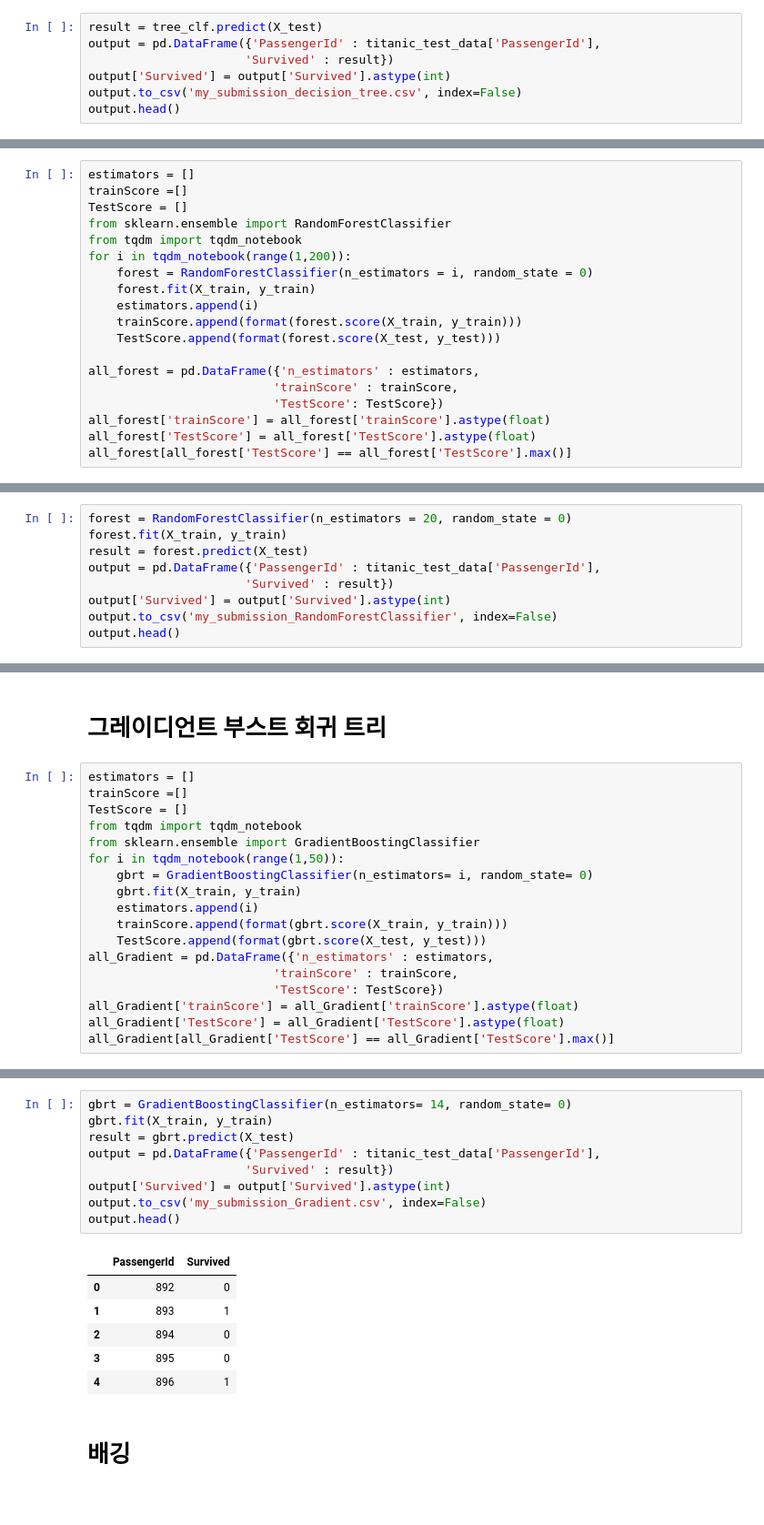
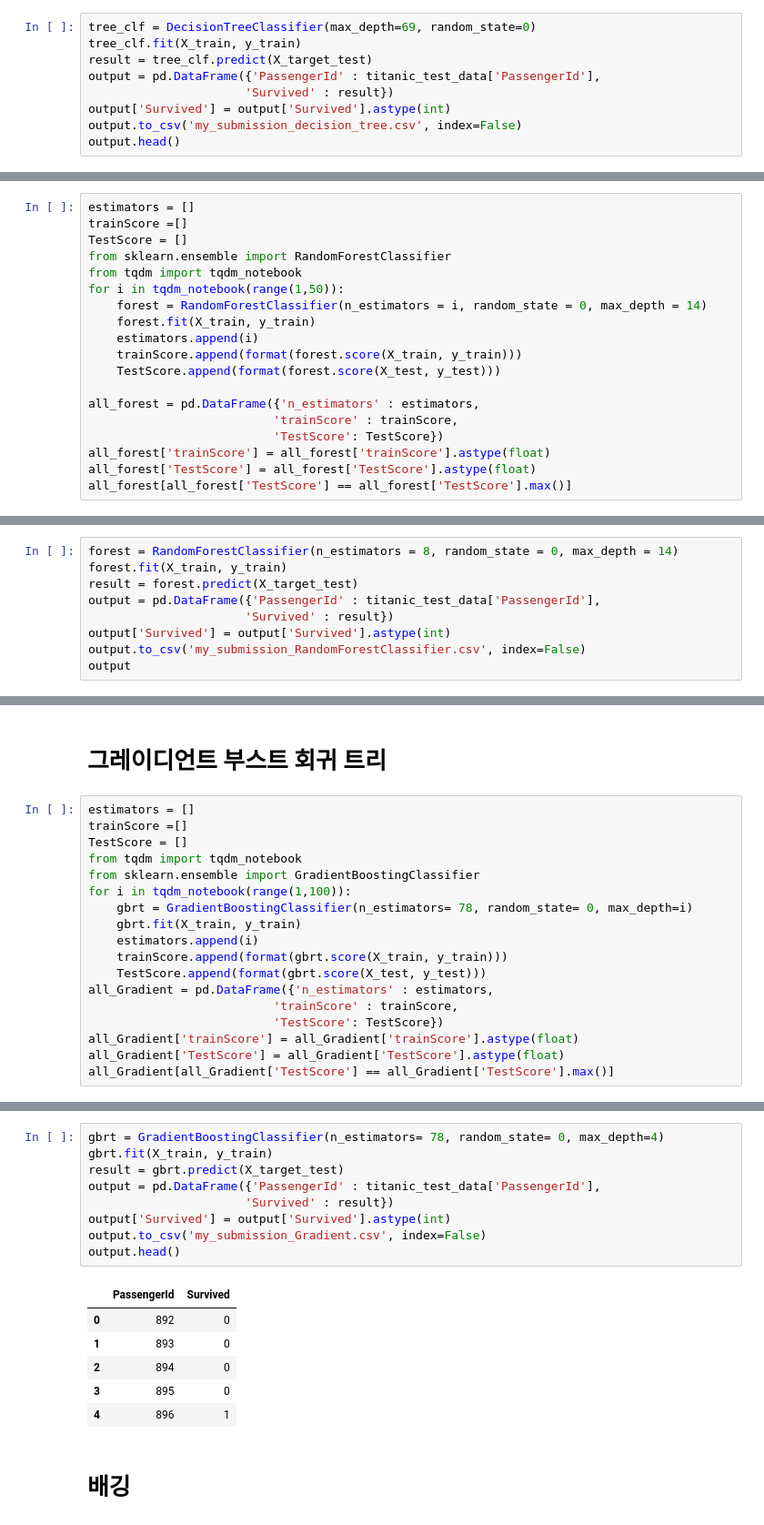
Before and after one commit to pentagram5/Machine_Learning-scikit_learn, a Jupyter notebook: Titanic_data_ML_for kaggle-김준연.ipynb, the cells around one changed output, grey strips where cells are left out. Shown: that part at 91% size. Drawn from its saved outputs; the diff is of its cells as text.

```diff
--- a/Titanic_data_ML_for kaggle-김준연.ipynb
+++ b/Titanic_data_ML_for kaggle-김준연.ipynb
@@ -124,5 +261,7 @@ Test Score: 0.9641148325358851
 # %%
-result = tree_clf.predict(X_test)
+tree_clf = DecisionTreeClassifier(max_depth=69, random_state=0)
+tree_clf.fit(X_train, y_train)
+result = tree_clf.predict(X_target_test)
 output = pd.DataFrame({'PassengerId' : titanic_test_data['PassengerId'],
                       'Survived' : result})
 output['Survived'] = output['Survived'].astype(int)
@@ -143,8 +282,8 @@ trainScore =[]
 TestScore = []
 from sklearn.ensemble import RandomForestClassifier
 from tqdm import tqdm_notebook
-for i in tqdm_notebook(range(1,200)):
-    forest = RandomForestClassifier(n_estimators = i, random_state = 0)
+for i in tqdm_notebook(range(1,50)):
+    forest = RandomForestClassifier(n_estimators = i, random_state = 0, max_depth = 14)
     forest.fit(X_train, y_train)
     estimators.append(i)
     trainScore.append(format(forest.score(X_train, y_train)))
@@ -163,11 +317,11 @@ all_forest[all_forest['TestScore'] == all_forest['TestScore'].max()]
 # %%
-forest = RandomForestClassifier(n_estimators = 20, random_state = 0)
+forest = RandomForestClassifier(n_estimators = 8, random_state = 0, max_depth = 14)
 forest.fit(X_train, y_train)
-result = forest.predict(X_test)
+result = forest.predict(X_target_test)
 output = pd.DataFrame({'PassengerId' : titanic_test_data['PassengerId'],
                       'Survived' : result})
 output['Survived'] = output['Survived'].astype(int)
-output.to_csv('my_submission_RandomForestClassifier', index=False)
-output.head()
+output.to_csv('my_submission_RandomForestClassifier.csv', index=False)
+output
 # %% [output]
 |  | PassengerId | Survived |
@@ -184,8 +345,8 @@ trainScore =[]
 TestScore = []
 from tqdm import tqdm_notebook
 from sklearn.ensemble import GradientBoostingClassifier
-for i in tqdm_notebook(range(1,50)):
-    gbrt = GradientBoostingClassifier(n_estimators= i, random_state= 0)
+for i in tqdm_notebook(range(1,100)):
+    gbrt = GradientBoostingClassifier(n_estimators= 78, random_state= 0, max_depth=i)
     gbrt.fit(X_train, y_train)
     estimators.append(i)
     trainScore.append(format(gbrt.score(X_train, y_train)))
@@ -206,16 +364,16 @@ all_Gradient[all_Gradient['TestScore'] == all_Gradient['TestScore'].max()]
 # %%
-gbrt = GradientBoostingClassifier(n_estimators= 14, random_state= 0)
+gbrt = GradientBoostingClassifier(n_estimators= 78, random_state= 0, max_depth=4)
 gbrt.fit(X_train, y_train)
-result = gbrt.predict(X_test)
+result = gbrt.predict(X_target_test)
 output = pd.DataFrame({'PassengerId' : titanic_test_data['PassengerId'],
                       'Survived' : result})
 output['Survived'] = output['Survived'].astype(int)
 output.to_csv('my_submission_Gradient.csv', index=False)
 output.head()
 # %% [output]
 |  | PassengerId | Survived |
 | 0 | 892 | 0 |
-| 1 | 893 | 1 |
+| 1 | 893 | 0 |
 | 2 | 894 | 0 |
 | 3 | 895 | 0 |
 | 4 | 896 | 1 |
```
Also changed, not shown: parts of 25 cells of this notebook, 11 other files.
